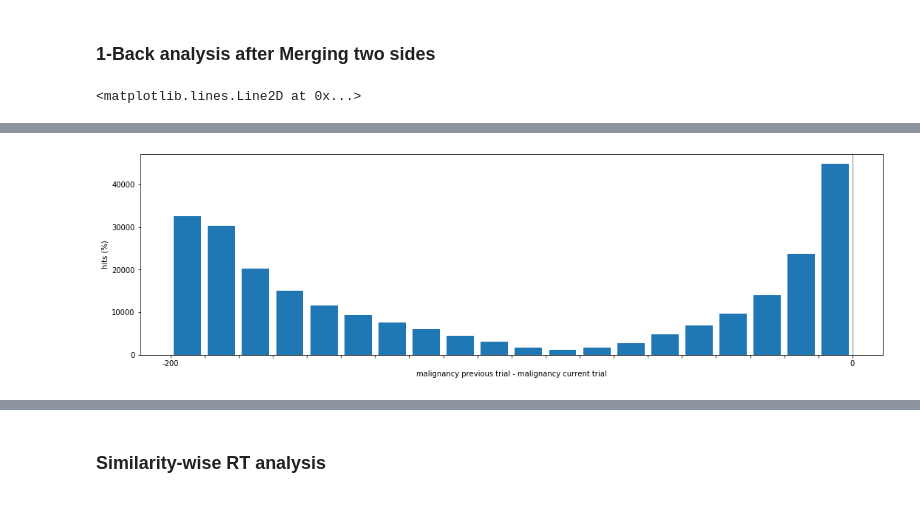
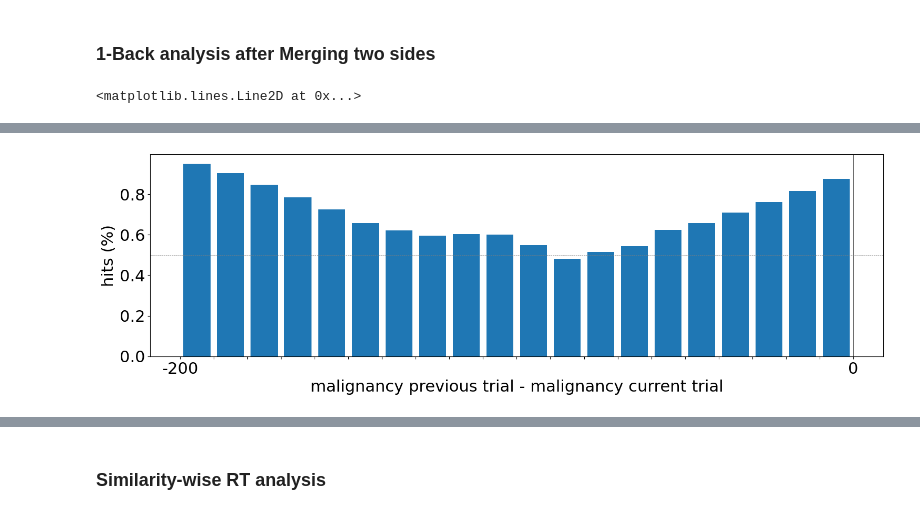
Before and after one commit to WhitneyLab/Serial_Dependence_Analysis_Base, a Jupyter notebook: analysis_app_data/feature_tuning_1.ipynb, the cells around one changed output, grey strips where cells are left out. Cells and saved outputs as stored; diff of their text form; code cells hidden in the pictures.

```diff
--- a/analysis_app_data/feature_tuning_1.ipynb
+++ b/analysis_app_data/feature_tuning_1.ipynb
@@ -305,29 +127,52 @@ plt.axhline(y=0.5,linewidth=0.5, color='grey', linestyle='--')
+# %%
+import scipy.stats as stats
+
+TP_1back = []
+FP_1back = []
+FN_1back = []
+TN_1back = []
+for start in np.arange(-200,210,10):
+    data_temp = data[data['similarity_bins'] == pd.Interval(start, start + 10, closed='right')]
+    TP = ((data_temp['chosen_answer'] == "['melanoma']") & (data_temp['current_correct_answer'] == "['melanoma']")).sum()
+    FP = ((data_temp['chosen_answer'] == "['melanoma']") & (data_temp['current_correct_answer'] == "['nevus']")).sum()
+    FN = ((data_temp['chosen_answer'] == "['nevus']") & (data_temp['current_correct_answer'] == "['melanoma']")).sum()
+    TN = ((data_temp['chosen_answer'] == "['nevus']") & (data_temp['current_correct_answer'] == "['nevus']")).sum()
+
+    TP_1back.append(TP)
+    FP_1back.append(FP)
+    FN_1back.append(FN)
+    TN_1back.append(TN)
 # %% [markdown]
 ### 1-Back analysis after Merging two sides
 # %%
+TP_1back_merge = np.zeros(20,)
+FP_1back_merge = np.zeros(20,)
+FN_1back_merge = np.zeros(20,)
+TN_1back_merge = np.zeros(20,)
+
 hit_1back_merge = np.zeros(20,)
 miss_1back_merge = np.zeros(20,)
 FA_1back_merge = np.zeros(20,)
 CR_1back_merge = np.zeros(20,)
-lengths_1back_merge = np.zeros(20,)
-num_benign_1back_merge = np.zeros(20,)
-num_malignant_1back_merge = np.zeros(20,)
+
 sensitivity_1back_merge = np.zeros(20,)
 specificity_1back_merge = np.zeros(20,)
 error_rate_1back_merge = np.zeros(20,)
 
 for i in range(20):
-    hit_1back_merge[i] = hit_1back[i] + hit_1back[39 - i]
-    miss_1back_merge[i] = miss_1back[i] + miss_1back[39 - i]
-    FA_1back_merge[i] = FA_1back[i] + FA_1back[39 - i]
-    CR_1back_merge[i] = CR_1back[i] + CR_1back[39 - i]
-    lengths_1back_merge[i] = lengths_1back[i] + lengths_1back[39 - i]
-    num_benign_1back_merge[i] = num_benign_1back[i] + num_benign_1back[39 - i]
-    num_malignant_1back_merge[i] = num_malignant_1back[i] + num_malignant_1back[39 - i]
+    TP_1back_merge[i] = TP_1back[i] + TP_1back[39 - i]
+    FP_1back_merge[i] = FP_1back[i] + FP_1back[39 - i]
+    FN_1back_merge[i] = FN_1back[i] + FN_1back[39 - i]
+    TN_1back_merge[i] = TN_1back[i] + TN_1back[39 - i]
 
-    sensitivity_1back_merge[i] = hit_1back_merge[i] / (hit_1back_merge[i] + miss_1back_merge[i])
-    specificity_1back_merge[i] = CR_1back_merge[i] / (CR_1back_merge[i] + FA_1back_merge[i])
-    error_rate_1back_merge[i] = 1 - (hit_1back_merge[i] + CR_1back_merge[i]) / lengths_1back_merge[i]
+    hit_1back_merge[i] = TP_1back_merge[i] / (TP_1back_merge[i] + FN_1back_merge[i])
+    FA_1back_merge[i] = FP_1back_merge[i] / (FP_1back_merge[i] + TN_1back_merge[i])
+    miss_1back_merge[i] = FN_1back_merge[i] / (FN_1back_merge[i] + TP_1back_merge[i])
+    CR_1back_merge[i] = TN_1back_merge[i] / (TN_1back_merge[i] + FP_1back_merge[i])
+
+    sensitivity_1back_merge[i] = TP_1back_merge[i] / (TP_1back_merge[i] + FN_1back_merge[i])
+    specificity_1back_merge[i] = TN_1back_merge[i] / (TN_1back_merge[i] + FP_1back_merge[i])
+    error_rate_1back_merge[i] = (FN_1back_merge[i] + FP_1back_merge[i]) / (TP_1back_merge[i] + FN_1back_merge[i] + FP_1back_merge[i] + TN_1back_merge[i])
 
 # PLOT 1: hits
 plt.figure()
@@ -395,7 +240,7 @@ plt.axhline(y=0.5,linewidth=0.5, color='grey', linestyle='--')
 
 # PLOT 5: d'
 plt.figure()
-y_1back_d = [stats.norm.ppf(a/c) - stats.norm.ppf(b/c) for (a,b,c) in zip(hit_1back_merge, FA_1back_merge, lengths_1back_merge)]
+y_1back_d = [stats.norm.ppf(a) - stats.norm.ppf(b) for (a,b) in zip(hit_1back_merge, FA_1back_merge)]
 # y_1back_d = [0 if a != a else a for a in y_1back_d]
 x = data_per_bin.index[:20]
 y_pos = np.arange(len(x)) + 0.5
@@ -412,7 +257,7 @@ plt.axhline(y=0.5,linewidth=0.5, color='grey', linestyle='--')
 
 # PLOT 6: C
 plt.figure()
-y_1back_c = [-(stats.norm.ppf(a/c) + stats.norm.ppf(b/c))/2 for (a,b,c) in zip(hit_1back_merge, FA_1back_merge, lengths_1back_merge)]
+y_1back_c = [-(stats.norm.ppf(a) + stats.norm.ppf(b))/2 for (a,b) in zip(hit_1back_merge, FA_1back_merge)]
 # y_1back_c = [0 if a != a else a for a in y_1back_c]
 x = data_per_bin.index[:20]
 y_pos = np.arange(len(x)) + 0.5
@@ -437,7 +282,7 @@ x_labels = ['']*(len(x)+1)
 x_labels[0] = -200
 x_labels[20] = 0
 plt.xticks(np.arange(len(x)+1),x_labels)
-plt.bar(y_pos, y_1back_c)
+plt.bar(y_pos, y_1back_sensitivity)
 plt.ylabel('sensitivity')
 plt.xlabel('malignancy previous trial - malignancy current trial')
 plt.axvline(x=20,linewidth=0.5, color='black')
@@ -445,7 +290,7 @@ plt.axhline(y=0.5,linewidth=0.5, color='grey', linestyle='--')
 
 # PLOT 8: specificity
 plt.figure()
-y_1back_sensitivity = specificity_1back_merge
+y_1back_specificity = specificity_1back_merge
 x = data_per_bin.index[:20]
 y_pos = np.arange(len(x)) + 0.5
 plt.figure(figsize=(18, 5))
@@ -453,7 +298,7 @@ x_labels = ['']*(len(x)+1)
 x_labels[0] = -200
 x_labels[20] = 0
 plt.xticks(np.arange(len(x)+1),x_labels)
-plt.bar(y_pos, y_1back_c)
+plt.bar(y_pos, y_1back_specificity)
 plt.ylabel('specificity')
 plt.xlabel('malignancy previous trial - malignancy current trial')
 plt.axvline(x=20,linewidth=0.5, color='black')
@@ -461,7 +306,7 @@ plt.axhline(y=0.5,linewidth=0.5, color='grey', linestyle='--')
 
 # PLOT 9: error rate
 plt.figure()
-y_1back_sensitivity = error_rate_1back_merge
+y_1back_error_rate = error_rate_1back_merge
 x = data_per_bin.index[:20]
 y_pos = np.arange(len(x)) + 0.5
 plt.figure(figsize=(18, 5))
@@ -469,42 +314,10 @@ x_labels = ['']*(len(x)+1)
 x_labels[0] = -200
 x_labels[20] = 0
 plt.xticks(np.arange(len(x)+1),x_labels)
-plt.bar(y_pos, y_1back_c)
+plt.bar(y_pos, y_1back_error_rate)
 plt.ylabel('error rate')
 plt.xlabel('malignancy previous trial - malignancy current trial')
 plt.axvline(x=20,linewidth=0.5, color='black')
 plt.axhline(y=0.5,linewidth=0.5, color='grey', linestyle='--')
-
-# PLOT 1: benign samples
-plt.figure()
-y = num_benign_1back_merge
-x = data_per_bin.index[:20]
-y_pos = np.arange(len(x)) + 0.5
-plt.figure(figsize=(18, 5))
-x_labels = ['']*(len(x)+1)
-x_labels[0] = -200
-x_labels[20] = 0
-plt.xticks(np.arange(len(x)+1),x_labels)
-plt.bar(y_pos, y)
-plt.ylabel('number of benigns')
-plt.xlabel('malignancy previous trial - malignancy current trial')
-plt.axvline(x=20,linewidth=0.5, color='black')
-plt.axhline(y=0.5,linewidth=0.5, color='grey', linestyle='--')
-
-# PLOT 2: malignant samples
-plt.figure()
-y = num_malignant_1back_merge
-x = data_per_bin.index[:20]
-y_pos = np.arange(len(x)) + 0.5
-plt.figure(figsize=(18, 5))
-x_labels = ['']*(len(x)+1)
-x_labels[0] = -200
-x_labels[20] = 0
-plt.xticks(np.arange(len(x)+1),x_labels)
-plt.bar(y_pos, y)
-plt.ylabel('number of malignants')
-plt.xlabel('malignancy previous trial - malignancy current trial')
-plt.axvline(x=20,linewidth=0.5, color='black')
-plt.axhline(y=0.5,linewidth=0.5, color='grey', linestyle='--')
 # %% [output]
 <matplotlib.lines.Line2D at 0x...>
@@ -512 +325 @@ plt.axhline(y=0.5,linewidth=0.5, color='grey', linestyle='--')
-[figure, old version]
+[figure, new version]
```
Also changed, not shown: parts of 10 cells of this notebook, 6 other files.
